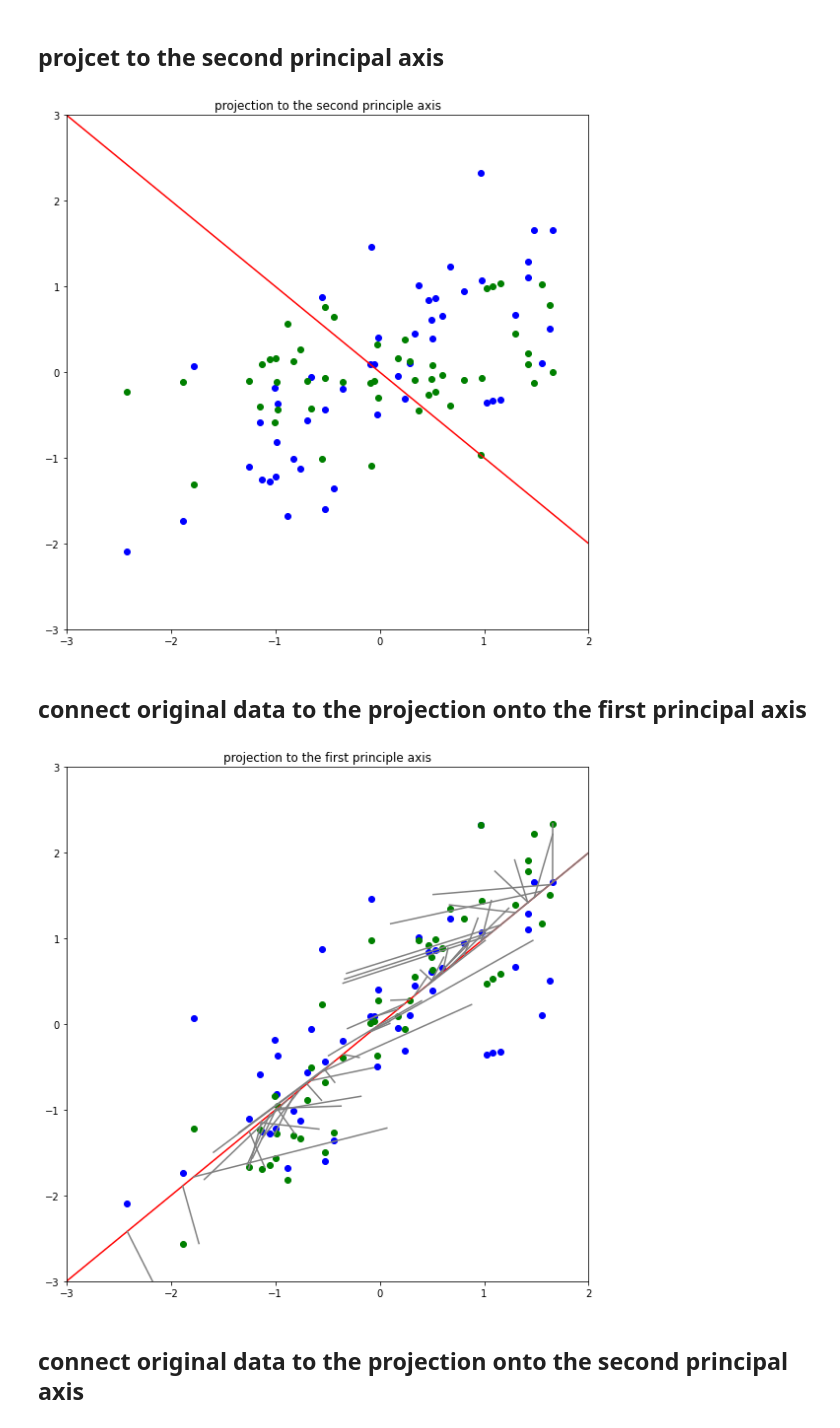
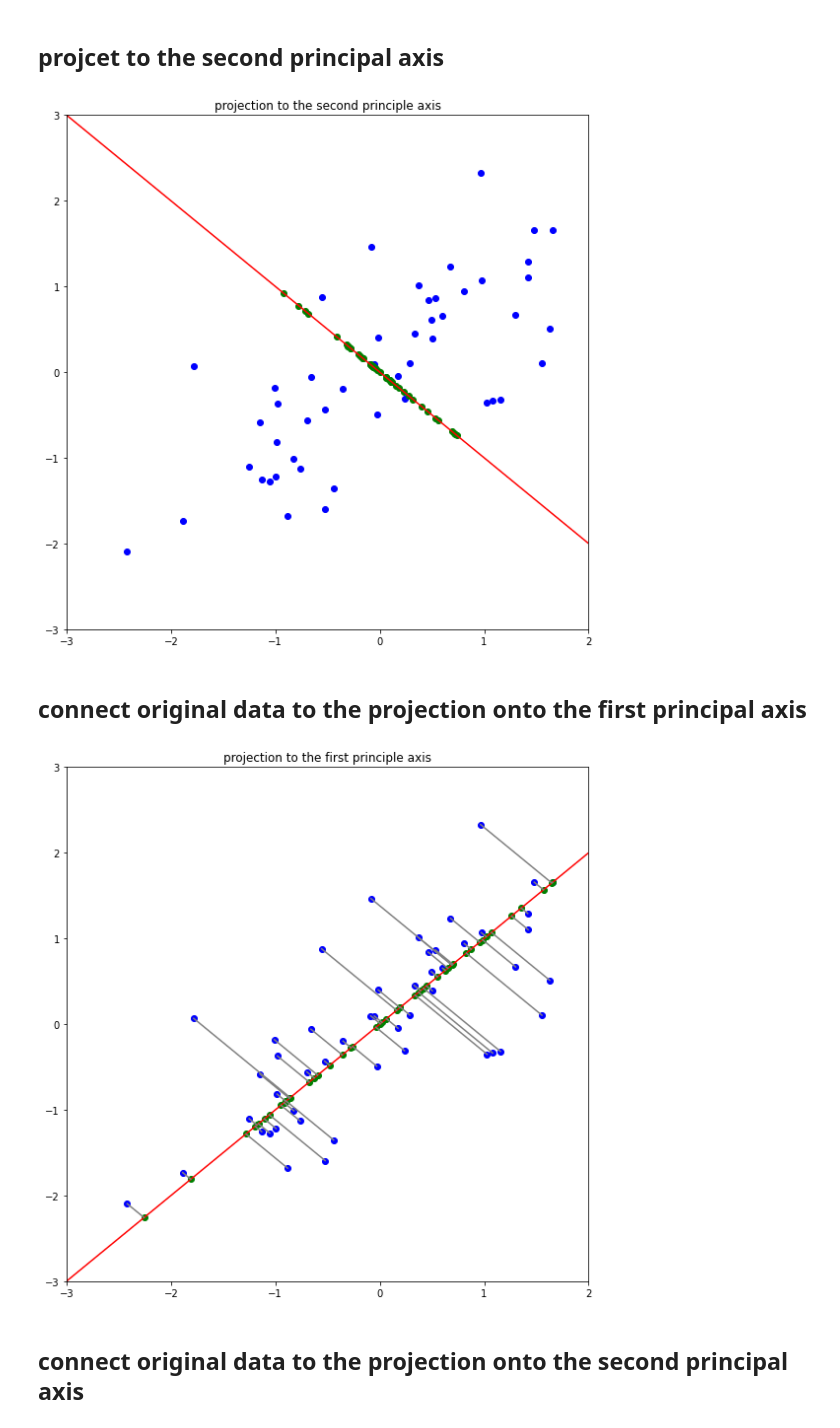
Before and after one commit to YJbonobono/assignment-machine-learning, a Jupyter notebook: 12/assignment_12_new.ipynb, the cells around one changed output. Cells and saved outputs as stored; diff of their text form; code cells hidden in the pictures.

```diff
--- a/12/assignment_12_new.ipynb
+++ b/12/assignment_12_new.ipynb
@@ -242,9 +240,7 @@ def plot_project_second(x, y, feature, eigvec2):
     projection = compute_projection_onto_line(feature, eigvec2)
 
     for i in range(50):
-        plt.scatter(feature[i][0], projection[i], color='green')
-    #plt.scatter(x, projection, color = 'green')
-
+        plt.scatter(projection[i]*eigvec2[0], projection[i]*eigvec2[1], color='green')
 
     plt.xlim(-3, 2)
     plt.ylim(-3, 3)
@@ -255,32 +251,32 @@ def plot_project_second(x, y, feature, eigvec2):
 
 plot_project_second(x, y, feature, eigvec2)
 # %% [output]
-[figure, old version]
+[figure, new version]
 # %% [markdown]
 ## connect original data to the projection onto the first principal axis
 # %%
 def plot_connection_first(x, y, feature, eigvec1):
     plt.figure(figsize=(8,8))
     plt.title('projection to the first principle axis')
     # ===================================================
     plt.scatter(x, y, color='blue')
     a = eigvec1[1]/eigvec1[0]
     xx = np.arange(-4, 4, 0.01)
     plt.plot(xx, a*xx, linestyle='-', color = 'red')
     projection = compute_projection_onto_line(feature, eigvec1)
 
     for i in range(50):
-        plt.scatter(feature[i][0], projection[i], color='green')
-        plt.plot(feature[i], [feature[i][0], projection[i]], linestyle='-', color='grey')
+        plt.scatter(projection[i]*eigvec1[0], projection[i]*eigvec1[1], color='green')
+        plt.plot([feature[i][0], projection[i]*eigvec1[0]], [feature[i][1], projection[i]*eigvec1[1]], color='grey')
 
     plt.xlim(-3, 2)
     plt.ylim(-3, 3)
     # ===================================================
     plt.tight_layout()
     plt.show()
 plot_connection_first(x, y, feature, eigvec1)
 # %% [output]
-[figure, old version]
+[figure, new version]
 # %% [markdown]
 ## connect original data to the projection onto the second principal axis
 # %%
```
Also changed, not shown: parts of 4 cells of this notebook.
